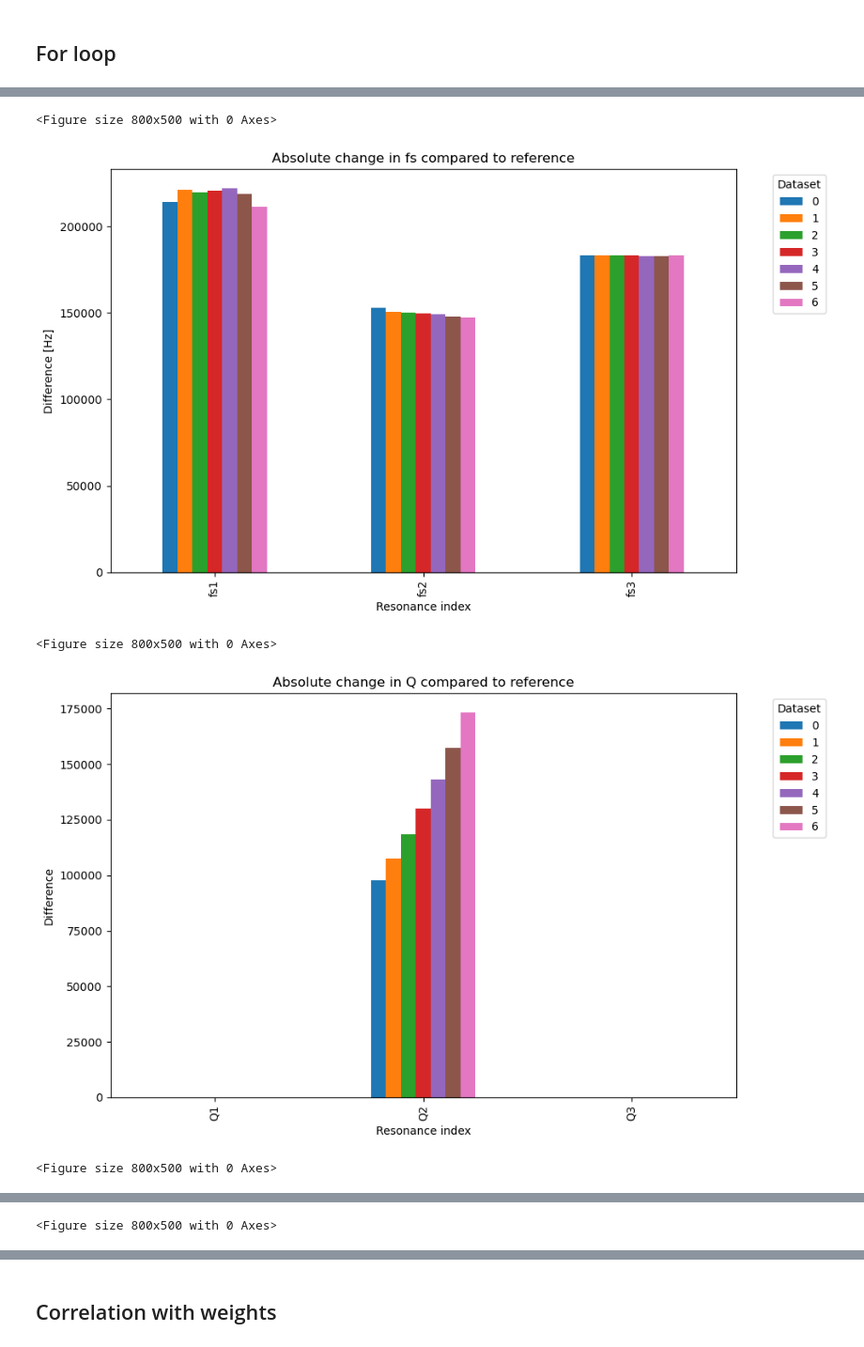
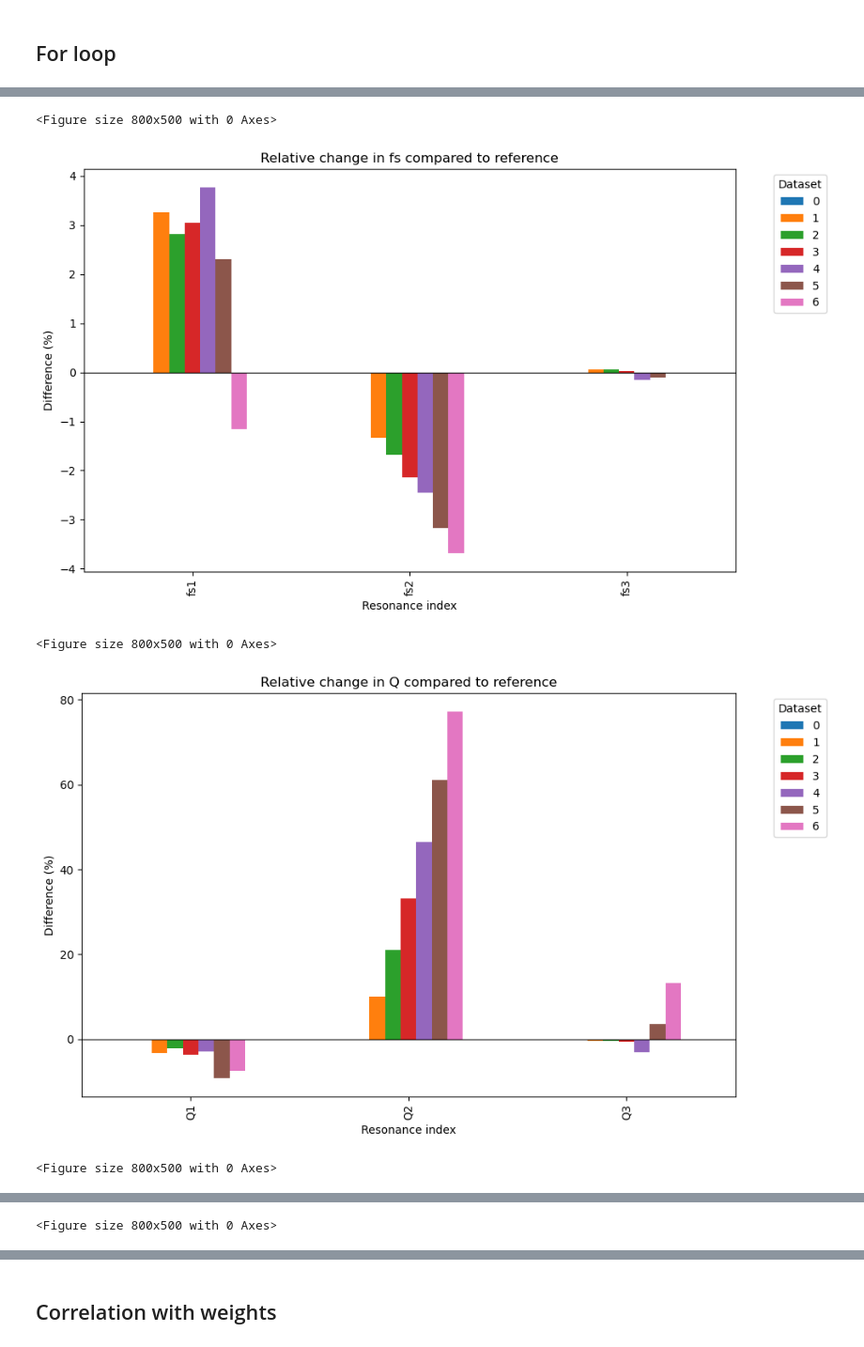
Before and after one commit to MKD-software/EMI-DMG-Analysis, a Jupyter notebook: Damage-analysis.ipynb, the cells around one changed output, grey strips where cells are left out. Shown at 94% size. Saved outputs shown, nothing was run; the diff lists cells and outputs as text; code cells hidden in the pictures.

Commit message:
Made new data analysis for simulated data

```diff
--- a/Damage-analysis.ipynb
+++ b/Damage-analysis.ipynb
@@ -1228,11 +1160,28 @@ C0_2 = 2.1259467487290782e-09
 # %% [markdown]
 ## Get data
 # %%
+def get_sample_data(folder_name, sample_file):
+    """
+    Returns a DataFrame for a specific folder and sample,
+    including the delta weight as a column.
+    """
+    df = combined_data[
+        (combined_data['folder'] == folder_name) &
+        (combined_data['sample_file'] == sample_file)
+    ].copy()
+
+    # Optionally, add a single value column for delta_weight if you want it separate
+    if not df.empty:
+        df['delta_weight'] = df['delta_weight'].iloc[0]
+
+    return df
 
 # Example usage
 folder_name = "2024-09-19-Dmg6"
-sample_file = "sample_4.csv"
-idx_low, idx_high = 14000, 20000
+sample_file = "sample_2.csv"
+idx_low, idx_high = 14000, 20000 # For sample 4
+idx_low, idx_high = 16000, 19000 # For sample 2
+
 
 
 sample_data = get_sample_data(folder_name, sample_file)
@@ -1246,3 +1195,5 @@ Z_meas_band = Z_meas_real + 1j*Z_meas_imag
 # Restrict to the band of interest
 f_fit = f_band[idx_low:idx_high]
 Z_meas_fit = Z_meas_band[idx_low:idx_high]
+
+plt.plot(f_fit/1e3, np.real(Z_meas_fit), label="Measured |Z|")
@@ -1860,3 +1690,0 @@ differential_evolution step 1900: f(x)=
-# %%
-for fit in all_z_fits:
-    plt.plot(f_fit, fit)
@@ -1949,5 +1693,5 @@ differential_evolution step 9
 # %%
 import pickle
 
-with open("fits-x.pkl", "wb") as f:
+with open("Sample.pkl", "wb") as f:
     pickle.dump({"all_fits": all_fits, "all_z_fits": all_z_fits}, f)
@@ -1961,7 +1704,7 @@ import numpy as np
 from scipy.stats import pearsonr
 
 # Load fits
-with open("fits-drift-10-pop-20-maxiter-1000.pkl", "rb") as f:
+with open("Fitted datasets\Sample4fits-drift-10-pop-20-maxiter-1000.pkl", "rb") as f:
     data = pickle.load(f)
 
 all_fits = data["all_fits"]
@@ -2062,7 +1804,7 @@ import matplotlib.pyplot as plt
 import numpy as np
 
 # Toggle here: "percent" or "absolute"
-mode = "absolute"
+mode = "percent"
 
 # Parameter units for labeling
 param_units = {
@@ -2094,34 +1836,34 @@ if mode == "percent":
     df_diff = (df - df.iloc[0]) / df.iloc[0] * 100
 else:  # absolute difference
     df_diff = df - df.iloc[0]
     df_diff = df
 
 
 # Plot each parameter type separately
 for p_name in param_types:
     plt.figure(figsize=(8, 5))
 
     cols_param = [c for c in df_diff.columns if c.startswith(p_name)]
     df_diff[cols_param].T.plot(kind="bar", figsize=(10, 6))
 
     if mode == "percent":
         ylabel = "Difference (%)"
         title = f"Relative change in {p_name} compared to reference"
     else:
         unit = param_units[p_name]
         ylabel = f"Difference [{unit}]" if unit else "Difference"
         title = f"Absolute change in {p_name} compared to reference"
 
     plt.title(title)
     plt.ylabel(ylabel)
     plt.xlabel("Resonance index")
     plt.axhline(0, color="black", linewidth=0.8)
     plt.legend(title="Dataset", bbox_to_anchor=(1.05, 1), loc="upper left")
     plt.tight_layout()
     plt.show()
 # %% [output]
 <Figure size 800x500 with 0 Axes>
-[figure, old version]
+[figure, new version]
 <Figure size 800x500 with 0 Axes>
-[figure, old version]
+[figure, new version]
 <Figure size 800x500 with 0 Axes>
```
Also changed, not shown: parts of 56 cells of this notebook.
